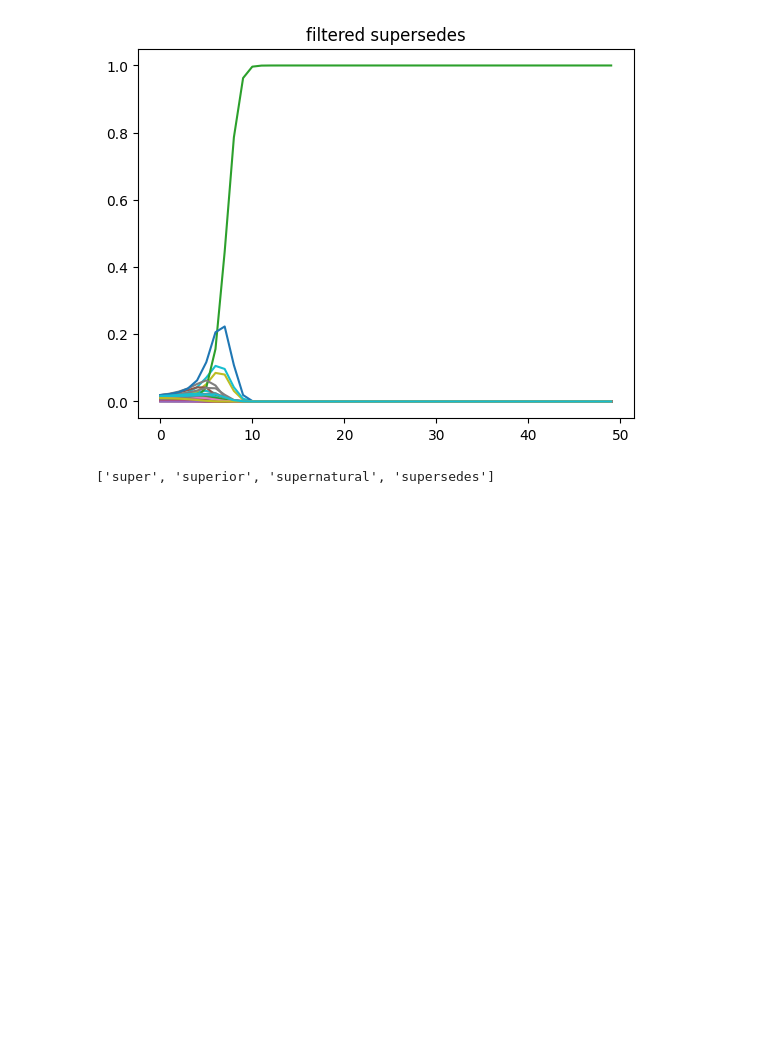
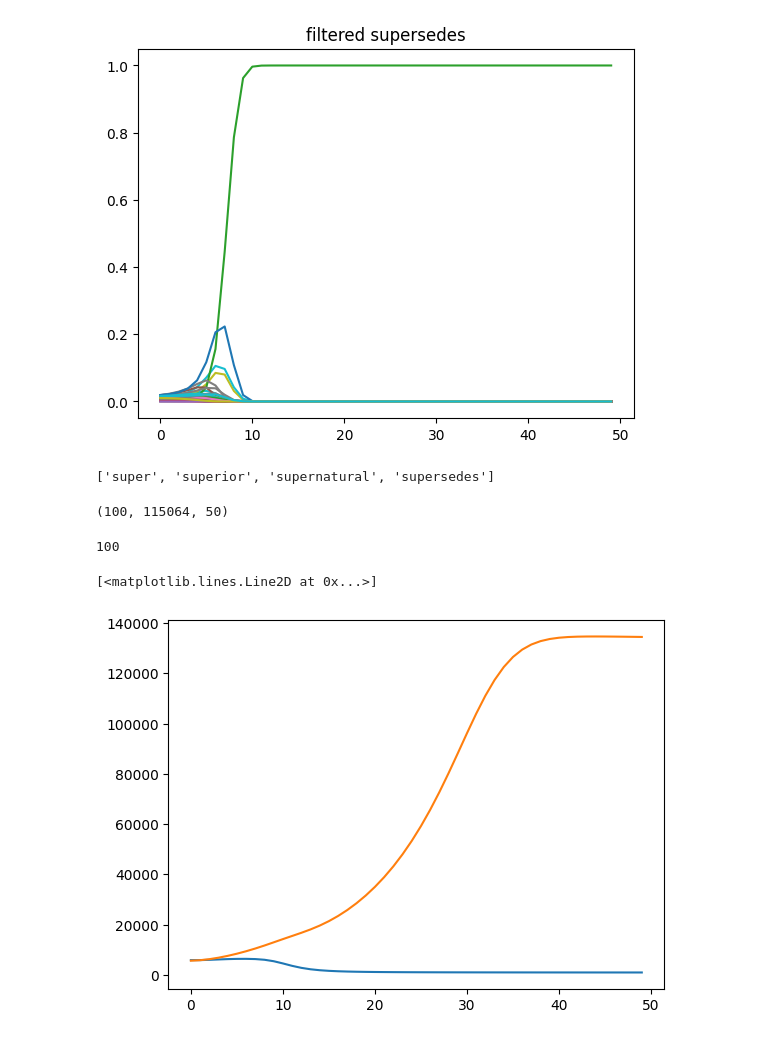
Before and after one commit to knagaev/topic-modelling-attention, a Jupyter notebook: phi_hist.ipynb, the cells around one changed output. Saved outputs shown, nothing was run; the diff lists cells and outputs as text; code cells hidden in the pictures; blank space fills up the shorter version.

Commit message:
train/test perplexity

```diff
--- a/phi_hist.ipynb
+++ b/phi_hist.ipynb
@@ -415,3 +415,8 @@ print(filtered_phi_hist[:, int(filtered_vocab[token]), -1])
 [k for k in filtered_vocab if k.startswith('super')]
 # %% [output]
 ['super', 'superior', 'supernatural', 'supersedes']
+# %%
+ilya_phi = np.load('all_phi_hist.npy').T
+ilya_phi.shape
+# %% [output]
+(100, 115064, 50)
@@ -417,0 +425,13 @@ print(filtered_phi_hist[:, int(filtered_vocab[token]), -1])
+# %%
+len(perplexity_history)
+# %% [output]
+100
+# %%
+train_perplexity_history = perplexity_history[::2]
+test_perplexity_history = perplexity_history[1::2]
+# %%
+plt.plot(train_perplexity_history)
+plt.plot(test_perplexity_history)
+# %% [output]
+[<matplotlib.lines.Line2D at 0x...>]
+[figure, added]
```
Also changed, not shown: parts of 1 cell of this notebook, 9 other files.
